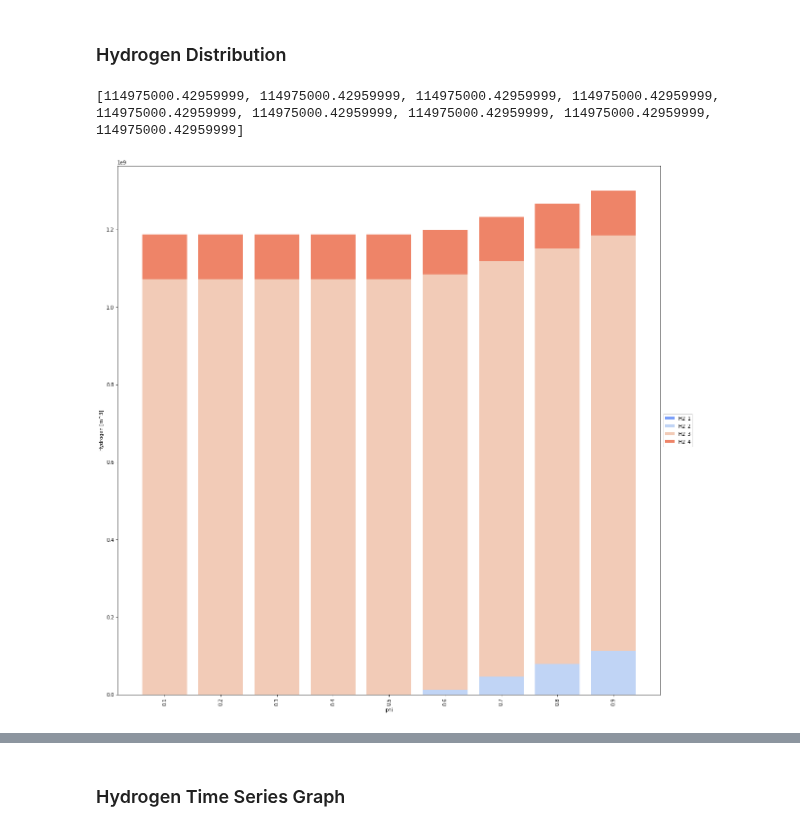
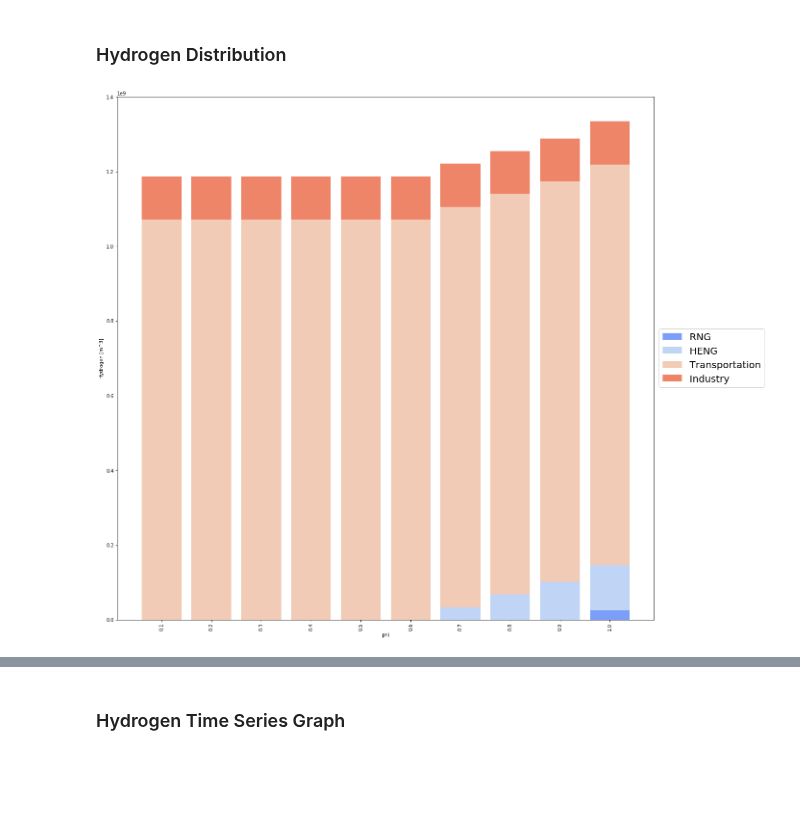
Before and after one commit to lewisjko/FYDP, a Jupyter notebook: FYDP.ipynb, the cells around one changed output, grey strips where cells are left out. Drawn from its saved outputs; the diff is of its cells as text; code cells hidden in the pictures; blank space fills up the shorter version.

Commit message:
latest notebook with data aggregation

```diff
--- a/FYDP.ipynb
+++ b/FYDP.ipynb
@@ -1019,7 +1166,7 @@ create_plot_list(phi_list,N_booster_list,'phi','Number of Booster Compressors')
 N_tank_list = []
 phi_list = []
 
-for df in [combined_result_phi_1_df,combined_result_phi_2_df,combined_result_phi_3_df,combined_result_phi_4_df,combined_result_phi_5_df,combined_result_phi_6_df,combined_result_phi_7_df,combined_result_phi_8_df,combined_result_phi_9_df]:
+for df in [combined_result_phi_1_df,combined_result_phi_2_df,combined_result_phi_3_df,combined_result_phi_4_df,combined_result_phi_5_df,combined_result_phi_6_df,combined_result_phi_7_df,combined_result_phi_8_df,combined_result_phi_9_df,combined_result_phi_10_df]:
     N_tank = df.loc[df['variable']=='N_tank','value'].tolist()[0]
     phi = df.loc[df['variable']=='phi','value'].tolist()[0]
     N_tank_list.append(N_tank)
@@ -1038,11 +1185,11 @@ create_plot_list(phi_list,N_tank_list,'phi','Number of tank Compressors')
 I_tank_list = []
 phi_list = []
 
-for df in [combined_result_phi_1_df,combined_result_phi_2_df,combined_result_phi_3_df,combined_result_phi_4_df,combined_result_phi_5_df,combined_result_phi_6_df,combined_result_phi_7_df,combined_result_phi_8_df,combined_result_phi_9_df]:
+for df in [combined_result_phi_1_df,combined_result_phi_2_df,combined_result_phi_3_df,combined_result_phi_4_df,combined_result_phi_5_df,combined_result_phi_6_df,combined_result_phi_7_df,combined_result_phi_8_df,combined_result_phi_9_df,combined_result_phi_10_df]:
     I_tank_df = create_var_df_from_result(df,'I_H2_',hour_str='Y')
     phi = df.loc[df['variable']=='phi','value'].tolist()[0]
-    I_tank_sum = I_tank_df['value'].sum()
-    I_tank_list.append(I_tank_sum)
+    I_tank_mean = I_tank_df['value'].mean()
+    I_tank_list.append(I_tank_mean)
     phi_list.append(phi)
 
 print(I_tank_list)
@@ -1061,10 +1208,12 @@ import matplotlib.pyplot as plt
 fig = plt.figure(figsize = [20,8])
 ax = fig.add_subplot(111)
 
-for df in [combined_result_phi_1_df,combined_result_phi_2_df,combined_result_phi_3_df,combined_result_phi_4_df,combined_result_phi_5_df,combined_result_phi_6_df,combined_result_phi_7_df,combined_result_phi_8_df,combined_result_phi_9_df]:
+for df in [combined_result_phi_1_df,combined_result_phi_2_df,combined_result_phi_3_df,combined_result_phi_4_df,combined_result_phi_5_df,combined_result_phi_6_df,combined_result_phi_7_df,combined_result_phi_8_df,combined_result_phi_9_df,combined_result_phi_10_df]:
     I_tank_df = create_var_df_from_result(df,'I_H2_',hour_str='Y')
     phi = df.loc[df['variable']=='phi','value'].tolist()[0]
     plt.plot(I_tank_df['hour'],I_tank_df['value'],label=phi)
 
-plt.legend(loc='center left', bbox_to_anchor=(1.0, 0.5))
+plt.legend(loc='center left', bbox_to_anchor=(1.0, 0.5),title='phi')
+plt.xlabel('Hour')
+plt.ylabel('Tank Inventory (m^3 of hydrogen)')
 # %% [output]
@@ -1100,7 +1249,7 @@ H2_2_list = []
 H2_3_list = []
 H2_4_list = []
 # %%
-for df in [combined_result_phi_1_df,combined_result_phi_2_df,combined_result_phi_3_df,combined_result_phi_4_df,combined_result_phi_5_df,combined_result_phi_6_df,combined_result_phi_7_df,combined_result_phi_8_df,combined_result_phi_9_df]:
+for df in [combined_result_phi_1_df,combined_result_phi_2_df,combined_result_phi_3_df,combined_result_phi_4_df,combined_result_phi_5_df,combined_result_phi_6_df,combined_result_phi_7_df,combined_result_phi_8_df,combined_result_phi_9_df,combined_result_phi_10_df]:
     H2_1_df = create_var_df_from_result(df,'H2_1_',hour_str='Y')
     H2_1_list.append(H2_1_df['value'].sum())
 
@@ -1114,34 +1263,34 @@ for df in [combined_result_phi_1_df,combined_result_phi_2_df,combined_result_phi
     H2_4_list.append(H2_4_df['value'].sum())
 
 
-print(H2_4_list)
+# H2_summary = pd.DataFrame({'phi' : phi_list,'RNG' : H2_1_list, 'HENG' : H2_2_list, 'Transportation' : H2_3_list, 'Industry' : H2_4_list})
+# H2_summary.set_index('phi',inplace=True)
+# display(H2_summary)
-# %% [output]
-[114975000.42959999, 114975000.42959999, 114975000.42959999, 114975000.42959999, 114975000.42959999, 114975000.42959999, 114975000.42959999, 114975000.42959999, 114975000.42959999]
 # %%
 import seaborn as sns
 import numpy as np
 
 color_array = sns.color_palette("coolwarm",4)
-label_list = ['H2_1','H2_2','H2_3','H2_4']
+label_list = ['RNG','HENG','Transportation','Industry']
 ind = [x for x,_ in enumerate(phi_list)]
 
 plt.figure(figsize=(20,20))
 
 plt.bar(ind, H2_1_list, width=0.8, label=label_list[0], color = color_array[0])
 plt.bar(ind, H2_2_list, width=0.8, label=label_list[1], color = color_array[1], bottom = H2_1_list)
 plt.bar(ind, H2_3_list, width=0.8, label=label_list[2], color = color_array[2], bottom = np.array(H2_1_list) + np.array(H2_2_list))
 plt.bar(ind, H2_4_list, width=0.8, label=label_list[3], color = color_array[3], bottom = np.array(H2_1_list) + np.array(H2_2_list) + np.array(H2_3_list))
 
 
 plt.xticks(ind, phi_list,rotation='vertical')
 plt.ylabel('Hydrogen [m^3]')
 plt.xlabel("phi")
-plt.legend(loc='center left', bbox_to_anchor=(1.0, 0.5))
+plt.legend(loc='center left', bbox_to_anchor=(1.0, 0.5),prop={'size': 20})
 # plt.title(df.index.name)
 
 # plt.savefig(df.index.name +'_multiple_stackedbar.png')
 
 plt.show()
 # %% [output]
-[figure, old version]
+[figure, new version]
 # %%
```
Also changed, not shown: parts of 32 cells of this notebook.
